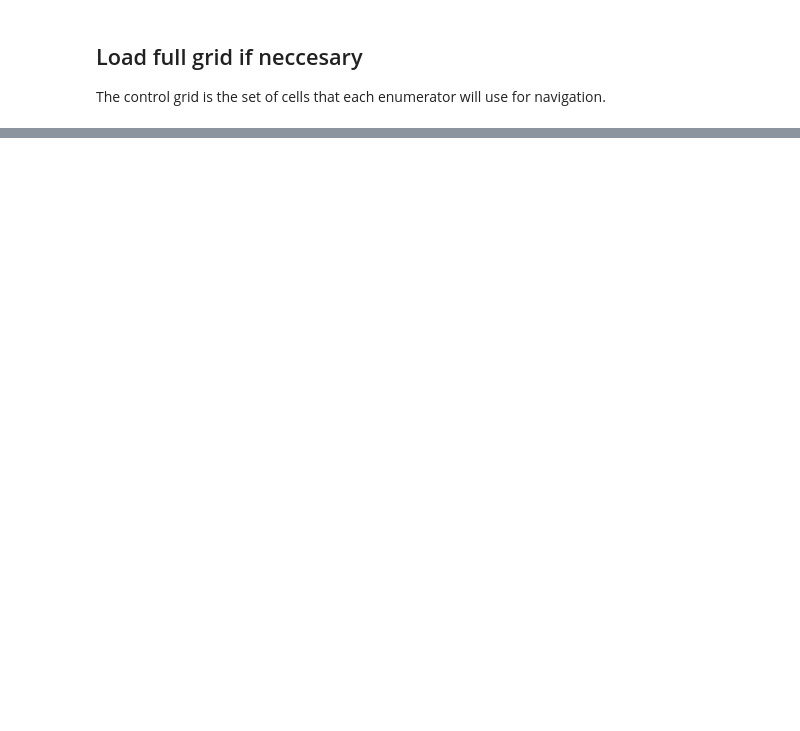
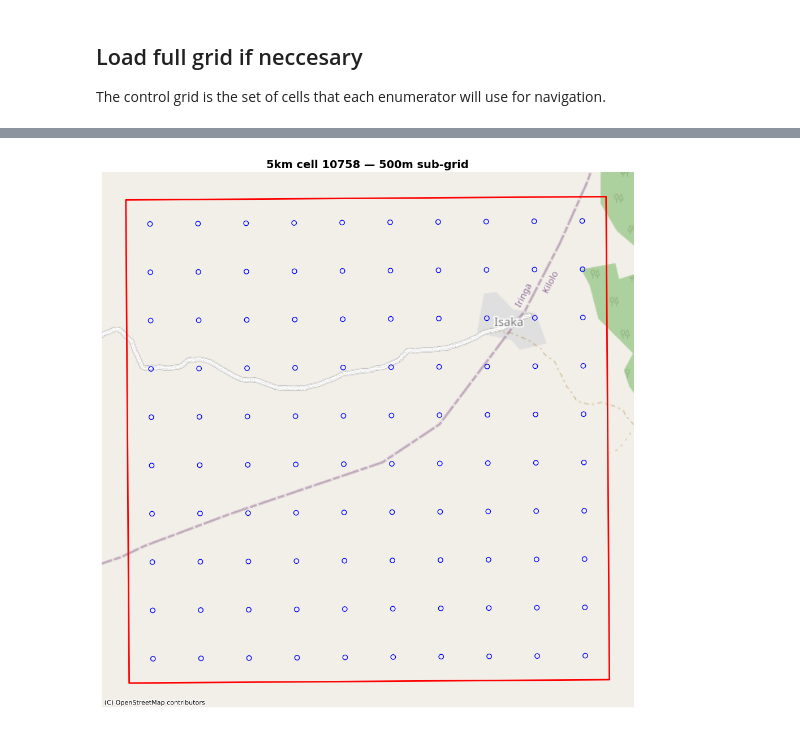
Before and after one commit to riklinssen/listing_geospatial_cct, a Jupyter notebook: notebooks/01_explore_data.ipynb, the cells around one changed output, grey strips where cells are left out. Cells and saved outputs as stored; diff of their text form; code cells hidden in the pictures; blank space fills up the shorter version.

```diff
--- a/notebooks/01_explore_data.ipynb
+++ b/notebooks/01_explore_data.ipynb
@@ -255,0 +317,18 @@ Plot enumeration areas and control grid cells together to verify the data looks
+# %%
+test_5km_id = control_grid["id"].iloc[1]
+cell_5km = control_grid[control_grid["id"] == test_5km_id]
+cells_500m = subgrid_control[subgrid_control["5km_id"] == int(test_5km_id)]
+
+fig, ax = plt.subplots(figsize=(10, 10))
+
+cells_500m.to_crs(epsg=3857).plot(ax=ax, facecolor="none", edgecolor="blue", linewidth=1)
+cell_5km.to_crs(epsg=3857).plot(ax=ax, facecolor="none", edgecolor="red", linewidth=2)
+
+cx.add_basemap(ax, source=cx.providers.OpenStreetMap.Mapnik, zoom=14)
+
+ax.set_axis_off()
+ax.set_title(f"5km cell {test_5km_id} — 500m sub-grid", fontsize=14, fontweight="bold")
+plt.tight_layout()
+plt.show()
+# %% [output]
+[figure, added]
```
Also changed, not shown: parts of 16 cells of this notebook, 1 other file.
